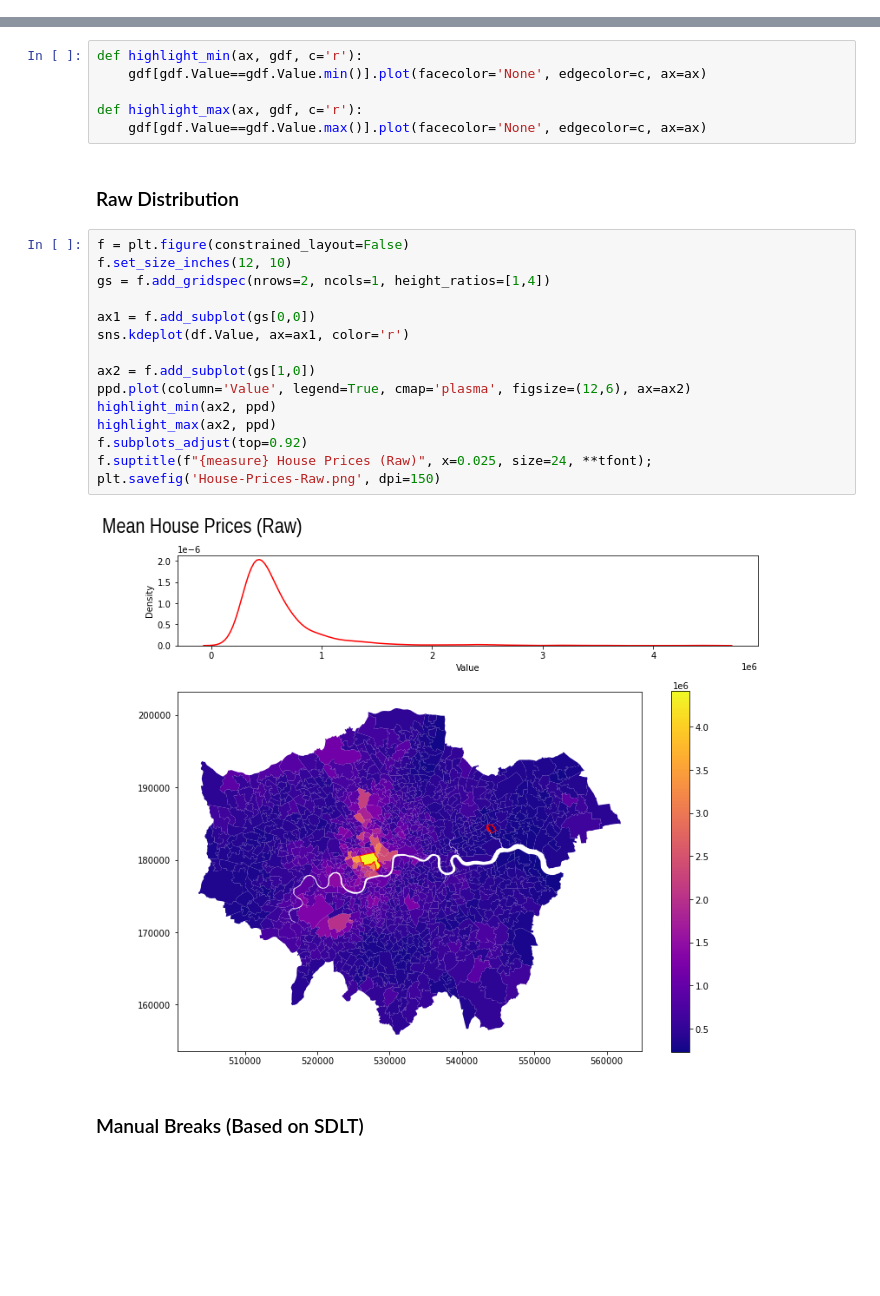
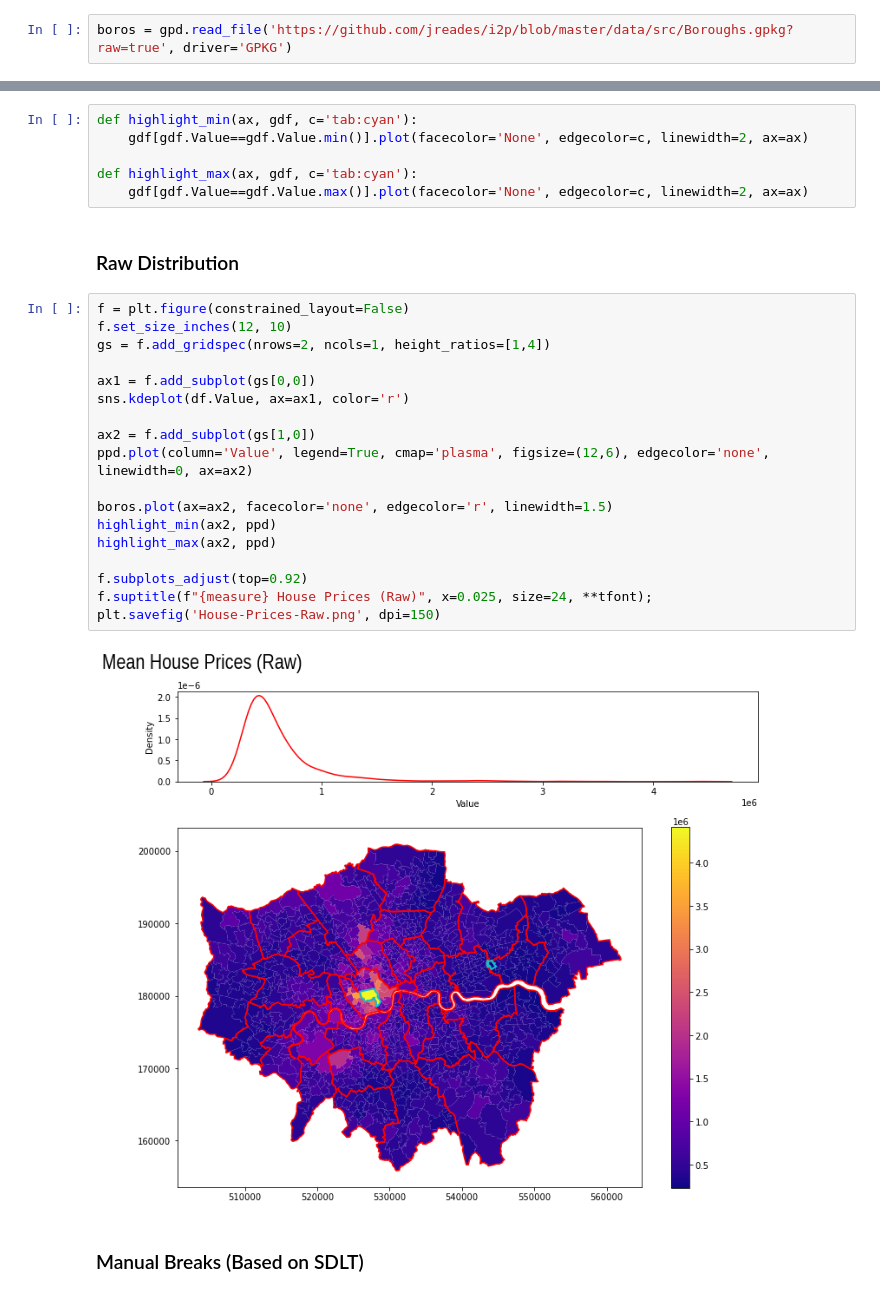
Before and after one commit to spet2094/i2p, a Jupyter notebook: lectures/10.1-Classification.ipynb, the cells around one changed output, grey strips where cells are left out. Saved outputs shown, nothing was run; the diff lists cells and outputs as text; blank space fills up the shorter version.

```diff
--- a/lectures/10.1-Classification.ipynb
+++ b/lectures/10.1-Classification.ipynb
@@ -39,5 +55,7 @@ Data columns (total 13 columns):
  12  geometry   983 non-null    geometry
 dtypes: float64(2), geometry(1), int64(4), object(6)
 memory usage: 100.0+ KB
+# %%
+boros = gpd.read_file('https://github.com/jreades/i2p/blob/master/data/src/Boroughs.gpkg?raw=true', driver='GPKG')
 # %%
 df = pd.read_csv('https://data.london.gov.uk/download/average-house-prices/bdf8eee7-41e1-4d24-90ce-93fe5cf040ae/land-registry-house-prices-MSOA.csv', na_values=[':'], low_memory=False)
@@ -85,30 +93,33 @@ def replace_legend_items(legend, mapping):
 # %%
 tfont = {'fontname':'Liberation Sans Narrow', 'horizontalalignment':'left'}
 # %%
-def highlight_min(ax, gdf, c='r'):
-    gdf[gdf.Value==gdf.Value.min()].plot(facecolor='None', edgecolor=c, ax=ax)
+def highlight_min(ax, gdf, c='tab:cyan'):
+    gdf[gdf.Value==gdf.Value.min()].plot(facecolor='None', edgecolor=c, linewidth=2, ax=ax)
 
-def highlight_max(ax, gdf, c='r'):
-    gdf[gdf.Value==gdf.Value.max()].plot(facecolor='None', edgecolor=c, ax=ax)
+def highlight_max(ax, gdf, c='tab:cyan'):
+    gdf[gdf.Value==gdf.Value.max()].plot(facecolor='None', edgecolor=c, linewidth=2, ax=ax)
 # %% [markdown]
 ### Raw Distribution
 # %%
 f = plt.figure(constrained_layout=False)
 f.set_size_inches(12, 10)
 gs = f.add_gridspec(nrows=2, ncols=1, height_ratios=[1,4])
 
 ax1 = f.add_subplot(gs[0,0])
 sns.kdeplot(df.Value, ax=ax1, color='r')
 
 ax2 = f.add_subplot(gs[1,0])
-ppd.plot(column='Value', legend=True, cmap='plasma', figsize=(12,6), ax=ax2)
+ppd.plot(column='Value', legend=True, cmap='plasma', figsize=(12,6), edgecolor='none', linewidth=0, ax=ax2)
+
+boros.plot(ax=ax2, facecolor='none', edgecolor='r', linewidth=1.5)
 highlight_min(ax2, ppd)
 highlight_max(ax2, ppd)
+
 f.subplots_adjust(top=0.92)
 f.suptitle(f"{measure} House Prices (Raw)", x=0.025, size=24, **tfont);
 plt.savefig('House-Prices-Raw.png', dpi=150)
 # %% [output]
-[figure, old version]
+[figure, new version]
 # %% [markdown]
 ### Manual Breaks (Based on SDLT)
 # %%
```
Also changed, not shown: parts of 5 cells of this notebook, 2 other files.
